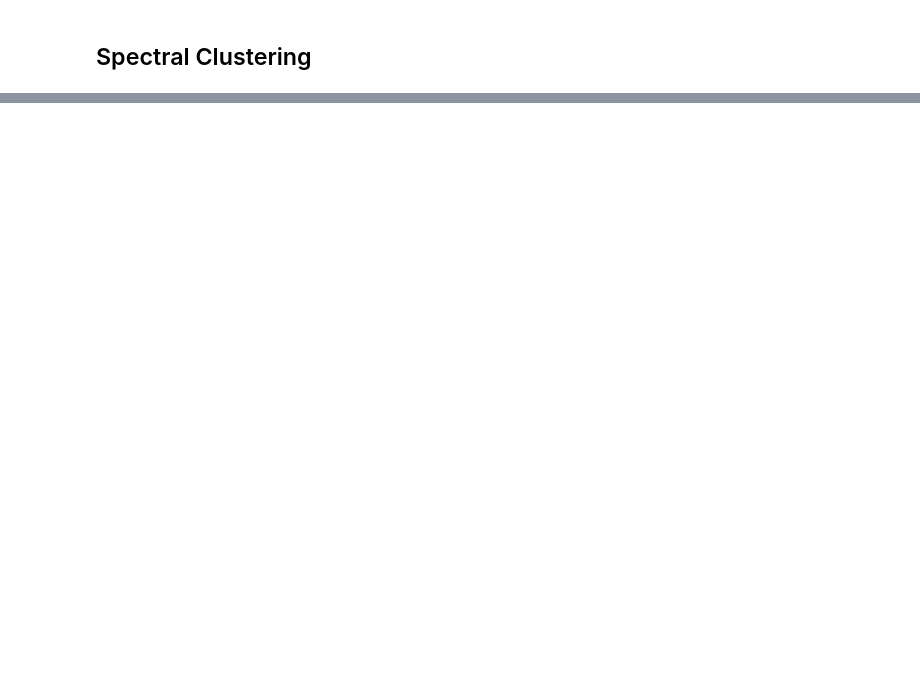
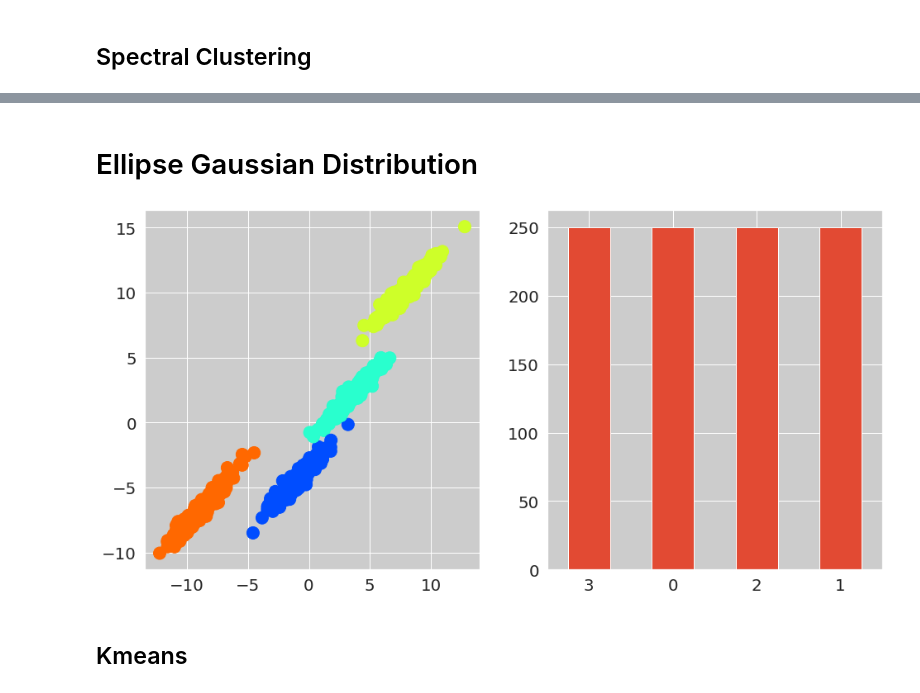
Before and after one commit to ghzuo/teslML, a Jupyter notebook: 31.Clustering.ipynb, the cells around one changed output, grey strips where cells are left out. Cells and saved outputs as stored; diff of their text form; code cells hidden in the pictures; blank space fills up the shorter version.

```diff
--- a/31.Clustering.ipynb
+++ b/31.Clustering.ipynb
@@ -173,0 +176,12 @@ tml.clplot(moon_Spectral.pivot(index='ncls', columns="gamma", values="score"), c
+# %% [markdown]
+# Ellipse Gaussian Distribution
+# %%
+X,y = make_blobs(1000, 2, centers=4, random_state=7)
+scale = np.array([[0.75, 1],[1, 0.75]])
+Xs = np.dot(X, scale)
+# %%
+tml.srcplot(Xs, y)
+# %% [output]
+[figure, added]
+# %% [markdown]
+## Kmeans
```
Also changed, not shown: parts of 18 cells of this notebook, 3 other files.
